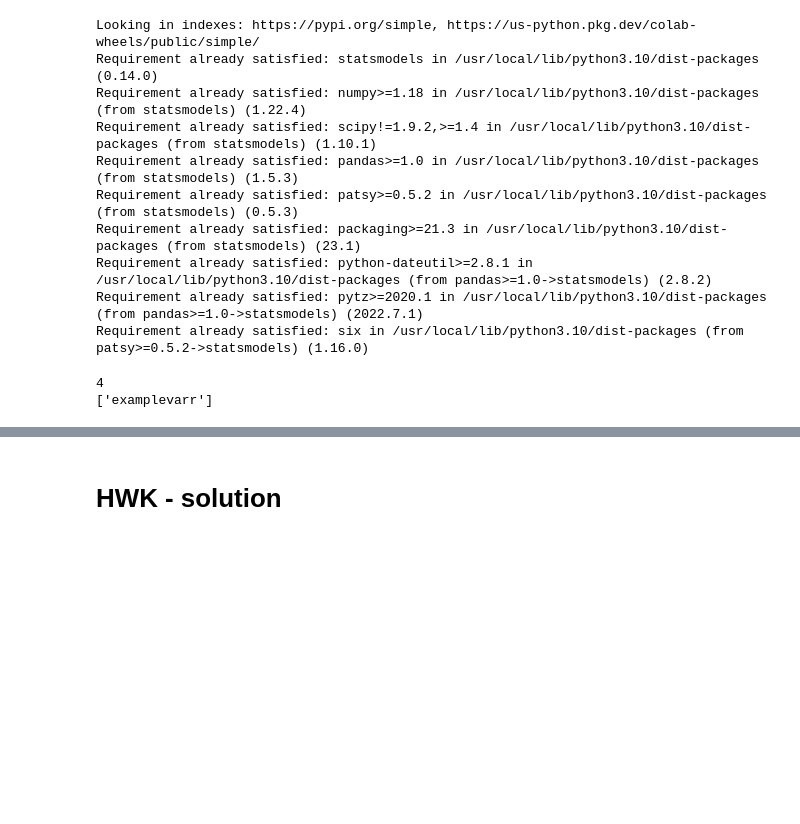
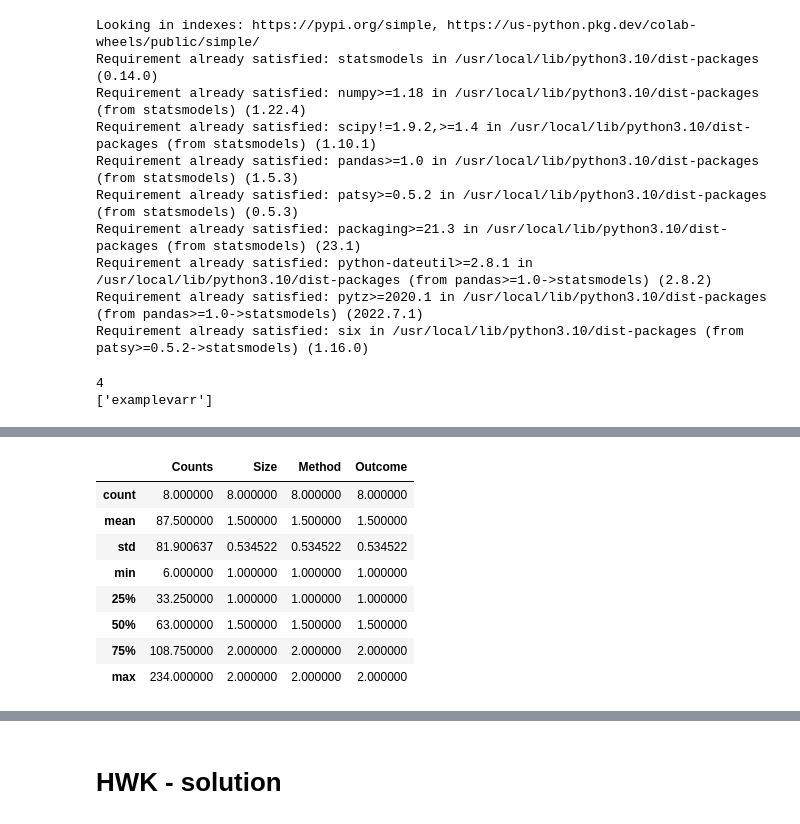
Before and after one commit to aleksejalex/special-octo-engine, a Jupyter notebook: ZLMA_DU_Gaj_ex11.ipynb, the cells around one changed output, grey strips where cells are left out. Saved outputs shown, nothing was run; the diff lists cells and outputs as text; code cells hidden in the pictures; blank space fills up the shorter version.

```diff
--- a/ZLMA_DU_Gaj_ex11.ipynb
+++ b/ZLMA_DU_Gaj_ex11.ipynb
@@ -76,0 +94,12 @@ imported_data = pd.DataFrame.from_dict(py_data)
+# %%
+imported_data.describe()
+# %% [output]
+|  | Counts | Size | Method | Outcome |
+| count | 8.000000 | 8.000000 | 8.000000 | 8.000000 |
+| mean | 87.500000 | 1.500000 | 1.500000 | 1.500000 |
+| std | 81.900637 | 0.534522 | 0.534522 | 0.534522 |
+| min | 6.000000 | 1.000000 | 1.000000 | 1.000000 |
+| 25% | 33.250000 | 1.000000 | 1.000000 | 1.000000 |
+| 50% | 63.000000 | 1.500000 | 1.500000 | 1.500000 |
+| 75% | 108.750000 | 2.000000 | 2.000000 | 2.000000 |
+| max | 234.000000 | 2.000000 | 2.000000 | 2.000000 |
```
Also changed, not shown: parts of 22 cells of this notebook.
